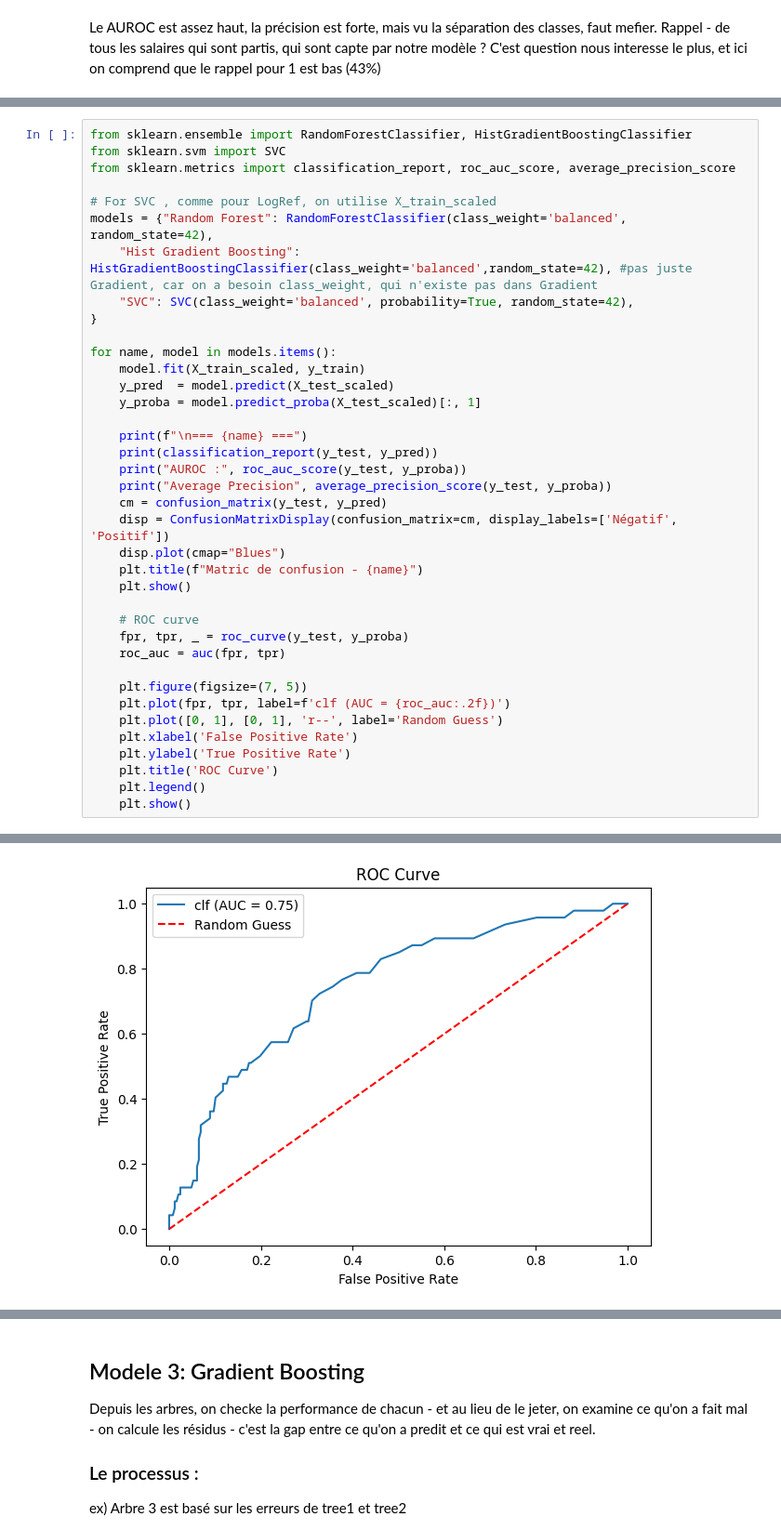
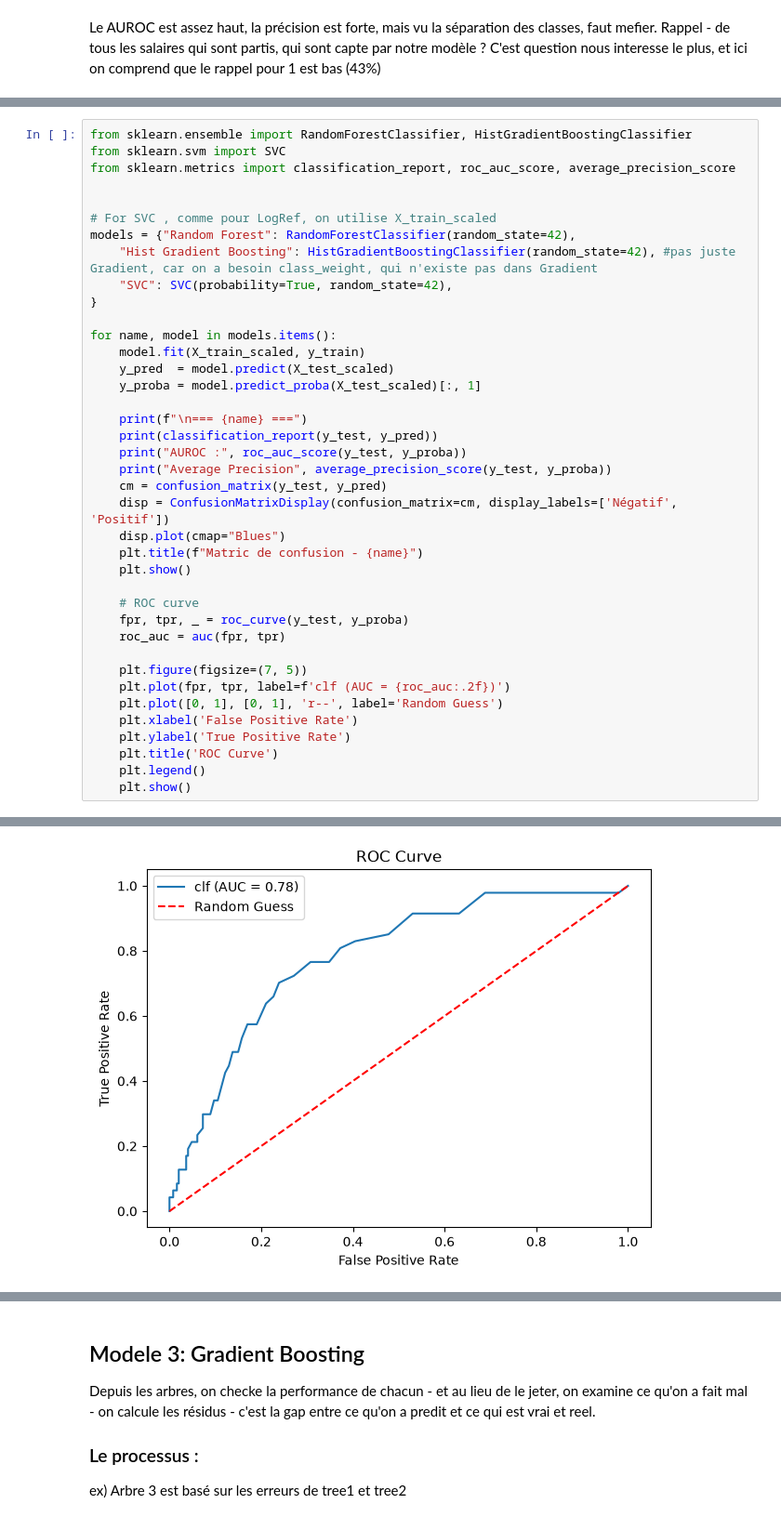
Before and after one commit to ankim21/attrition_ds_esn, a Jupyter notebook: P3.ipynb, the cells around one changed output, grey strips where cells are left out. Shown at 93% size. Cells and saved outputs as stored; diff of their text form.

```diff
--- a/P3.ipynb
+++ b/P3.ipynb
@@ -1123,10 +1172,11 @@ from sklearn.ensemble import RandomForestClassifier, HistGradientBoostingClassif
 from sklearn.svm import SVC
 from sklearn.metrics import classification_report, roc_auc_score, average_precision_score
 
+
 # For SVC , comme pour LogRef, on utilise X_train_scaled
-models = {"Random Forest": RandomForestClassifier(class_weight='balanced', random_state=42),
-    "Hist Gradient Boosting": HistGradientBoostingClassifier(class_weight='balanced',random_state=42), #pas juste Gradient, car on a besoin class_weight, qui n'existe pas dans Gradient
-    "SVC": SVC(class_weight='balanced', probability=True, random_state=42),
+models = {"Random Forest": RandomForestClassifier(random_state=42),
+    "Hist Gradient Boosting": HistGradientBoostingClassifier(random_state=42), #pas juste Gradient, car on a besoin class_weight, qui n'existe pas dans Gradient
+    "SVC": SVC(probability=True, random_state=42),
 }
 
 for name, model in models.items():
@@ -1173,4 +1223,4 @@ Average Precision 0.37297377779107976
-[figure, old version]
+[figure, new version]
 === Hist Gradient Boosting ===
               precision    recall  f1-score   support
 
```
Also changed, not shown: parts of 21 cells of this notebook.
